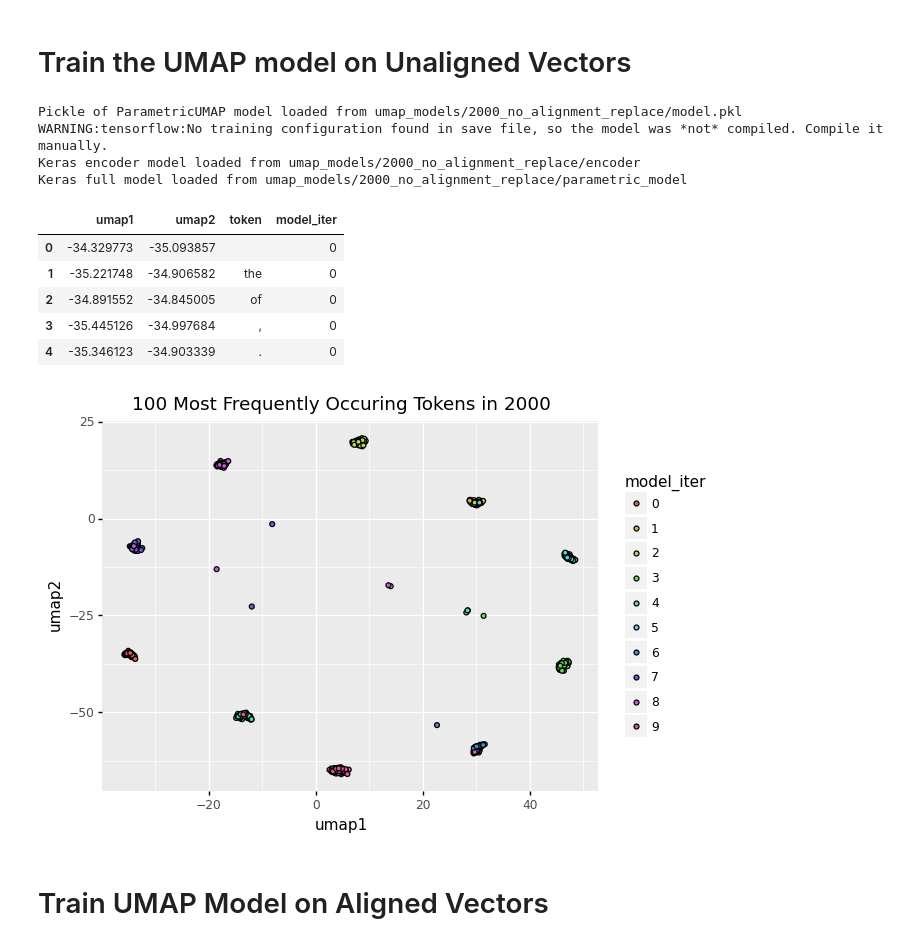
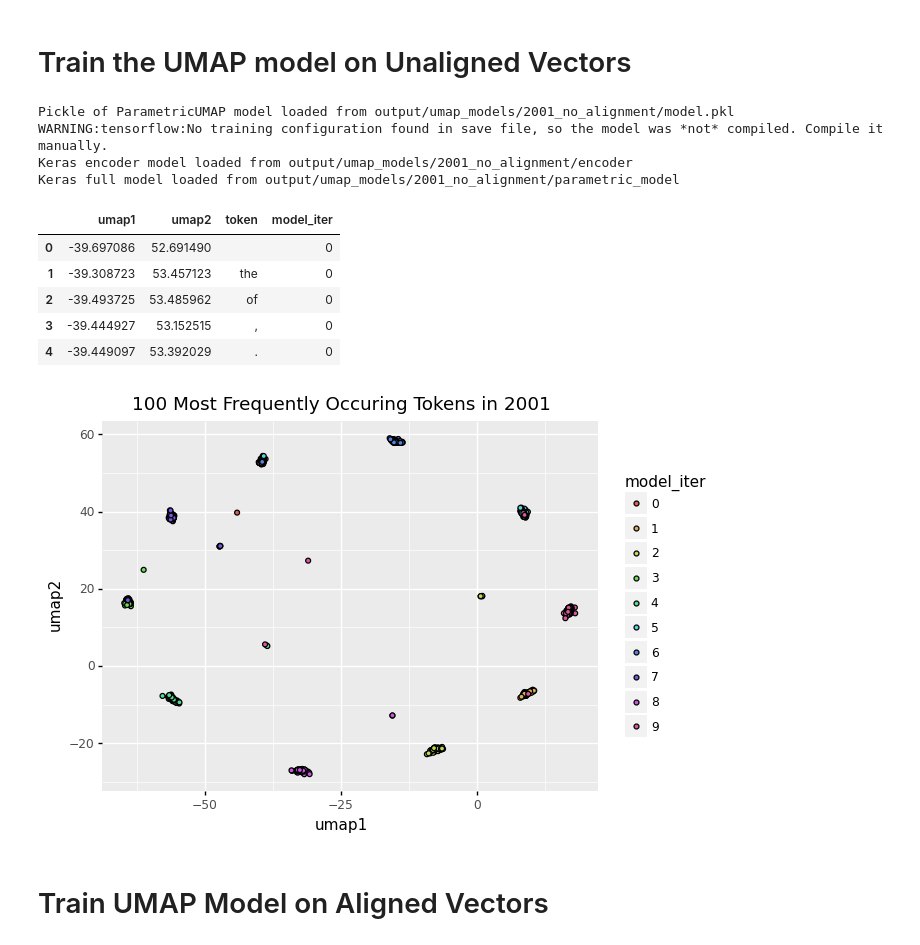
Before and after one commit to greenelab/biovectors, a Jupyter notebook: multi_model_experiment/03_multi_model_alignment_check.ipynb, the cells around one changed output. Cells and saved outputs as stored; diff of their text form; code cells hidden in the pictures.

```diff
--- a/multi_model_experiment/03_multi_model_alignment_check.ipynb
+++ b/multi_model_experiment/03_multi_model_alignment_check.ipynb
@@ -21,16 +21,15 @@ from biovectors_modules.word2vec_analysis_helper import align_word2vec_models
 # %%
 word_models = list(Path("output/models").rglob("*model"))
 word_models = sorted(word_models, key=lambda x: x.stem)
-word_model_filter = list(filter(lambda x: "2000" in x.stem, word_models))
+word_model_filter = list(filter(lambda x: "2001" in x.stem, word_models))
 # %%
 words_to_visualize = []
 most_frequent_tokens = []
 # %%
 for model_file in tqdm.tqdm(word_model_filter):
     word_model = Word2Vec.load(str(model_file))
-    word_model.init_sims()
     most_frequent_tokens.append(
-        {word: word_model.wv[word] for word in word_model.wv.index2word[:100]}
+        {word: word_model.wv[word] for word in word_model.wv.index_to_key[:100]}
     )
     words_to_visualize.append(np.array(word_model.wv.vectors))
 
@@ -38,7 +37,7 @@ words_to_visualize = np.vstack(words_to_visualize)
 # %% [markdown]
 # Train the UMAP model on Unaligned Vectors
 # %%
-file_name = "output/umap_models/2000_no_alignment_replace"
+file_name = "output/umap_models/2001_no_alignment"
 tokens = list(most_frequent_tokens[0].keys())
 words_subset = np.vstack(
     list(map(lambda x: np.vstack(list(x.values())), most_frequent_tokens))
@@ -60,10 +59,10 @@ else:
     model = load_ParametricUMAP(file_name)
     embedding = model.transform(words_subset)
 # %% [output]
-Pickle of ParametricUMAP model loaded from umap_models/2000_no_alignment_replace/model.pkl
+Pickle of ParametricUMAP model loaded from output/umap_models/2001_no_alignment/model.pkl
 WARNING:tensorflow:No training configuration found in save file, so the model was *not* compiled. Compile it manually.
-Keras encoder model loaded from umap_models/2000_no_alignment_replace/encoder
-Keras full model loaded from umap_models/2000_no_alignment_replace/parametric_model
+Keras encoder model loaded from output/umap_models/2001_no_alignment/encoder
+Keras full model loaded from output/umap_models/2001_no_alignment/parametric_model
 # %%
 mapped_df = (
     pd.DataFrame(embedding, columns=["umap1", "umap2"])
@@ -76,20 +75,20 @@ mapped_df.model_iter = pd.Categorical(mapped_df.model_iter)
 mapped_df.head()
 # %% [output]
 |  | umap1 | umap2 | token | model_iter |
-| 0 | -34.329773 | -35.093857 |  | 0 |
-| 1 | -35.221748 | -34.906582 | the | 0 |
-| 2 | -34.891552 | -34.845005 | of | 0 |
-| 3 | -35.445126 | -34.997684 | , | 0 |
-| 4 | -35.346123 | -34.903339 | . | 0 |
+| 0 | -39.697086 | 52.691490 |  | 0 |
+| 1 | -39.308723 | 53.457123 | the | 0 |
+| 2 | -39.493725 | 53.485962 | of | 0 |
+| 3 | -39.444927 | 53.152515 | , | 0 |
+| 4 | -39.449097 | 53.392029 | . | 0 |
 # %%
 g = (
     p9.ggplot(mapped_df, p9.aes(x="umap1", y="umap2", fill="model_iter"))
     + p9.geom_point()
-    + p9.labs(title="100 Most Frequently Occuring Tokens in 2000")
+    + p9.labs(title="100 Most Frequently Occuring Tokens in 2001")
 )
 print(g)
 # %% [output]
-[figure, old version]
+[figure, new version]
 # %% [markdown]
 # Train UMAP Model on Aligned Vectors
 # %%
```
Also changed, not shown: parts of 7 cells of this notebook, 5 other files.
